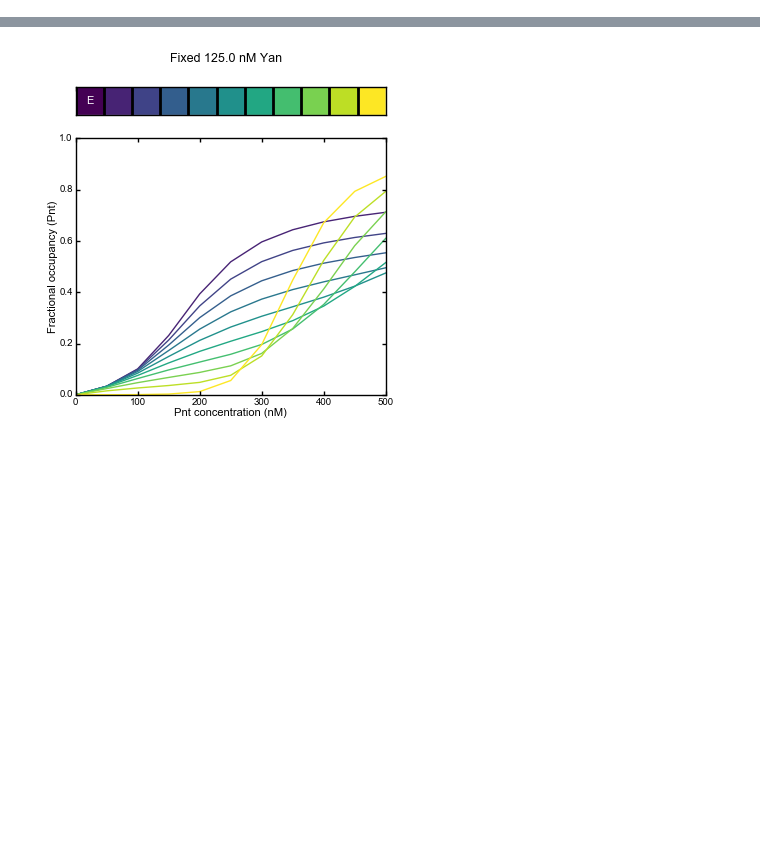
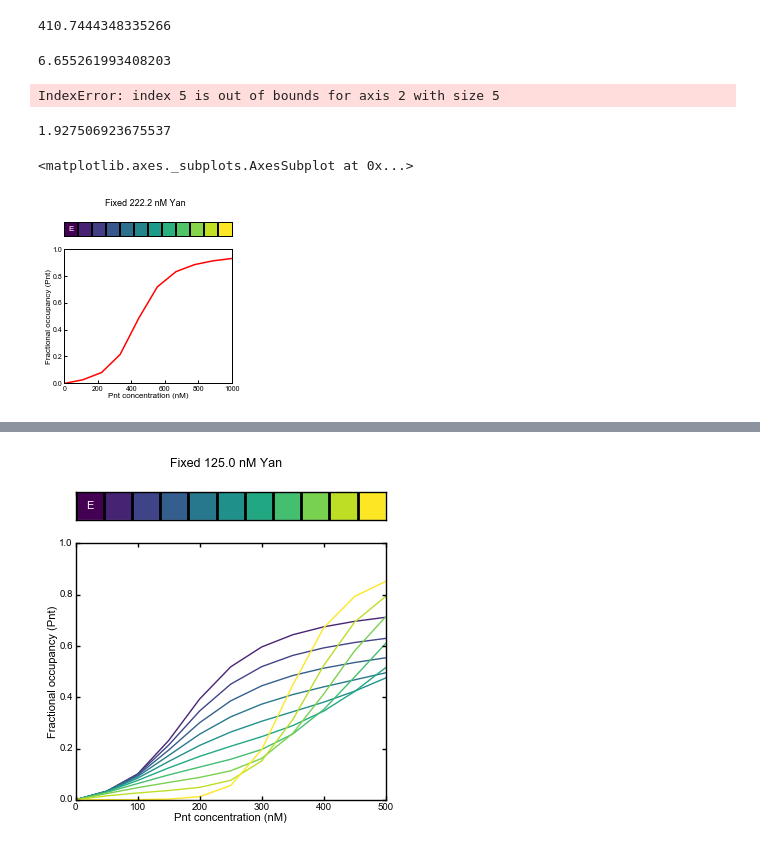
Before and after one commit to sbernasek/binding, a Jupyter notebook: notebooks/lab_meeting.ipynb, the cells around one changed output, grey strips where cells are left out. Drawn from its saved outputs; the diff is of its cells as text; code cells hidden in the pictures; blank space fills up the shorter version.

```diff
--- a/notebooks/lab_meeting.ipynb
+++ b/notebooks/lab_meeting.ipynb
@@ -19,10 +19,13 @@ from partitions import PartitionFunction, Microstates
 # parameters (energies in kcal/mole, ordered Pnt-Yan)
 a0, b0, c0 = -9.955, -5.837, -7.043
 
-#alpha = [.96*(a0+c0), a0]
-alpha = [1.3*a0, 1.3*a0]
+alpha = [.96*(a0+c0), a0]
 beta = [.8*(b0+c0), b0]
 gamma = [0, .7*c0]
+
+# alpha = [a0, a0]
+# beta = [1.2*(b0+c0), b0]
+# gamma = [0.8*c0, c0]
 
 params = dict(alpha=alpha, beta=beta, gamma=gamma)
 print(alpha[0])
@@ -47,0 +47,23 @@ fig = sweep.plot_overall_occupancy(species='Pnt', mask=True, figsize=(2, 2), cma
+# %%
+#%%prun -D ../profiling/iterative.prof
+start = time()
+microstates = Microstates(Ns=Ns, params=params, ets=(0, ))
+isweep = Sweep(cmin=0, cmax=1000, density=density)
+isweep.set_occupancies(microstates, method='iterative')
+print(time()-start)
+# %% [output]
+410.7444348335266
+# %%
+start = time()
+microstates = Microstates(Ns=Ns, params=params, ets=(0, ))
+asweep = AggregateSweep(cmin=0, cmax=1000, density=density)
+asweep.set_occupancies(microstates)
+print(time()-start)
+# %% [output]
+6.655261993408203
+# %%
+fig = rsweep.plot_contours(species='Pnt', variable='Pnt', fixed=5, figsize=(2.5, 2.5))
+fig = isweep.plot_contours(species='Pnt', variable='Pnt', fixed=5, figsize=(2.5, 2.5))
+_ = asweep.plot_contours(variable='Pnt', fixed=5, figsize=(2.5, 2.5))
+# %% [output]
+IndexError: index 5 is out of bounds for axis 2 with size 5
@@ -48,3 +73,18 @@ fig = sweep.plot_overall_occupancy(species='Pnt', mask=True, figsize=(2, 2), cma
+# %%
+#%%prun -D ../profiling/profile.prof
+start = time()
+microstates = Microstates(Ns=12, params=params, ets=(0, ))
+asweep = AggregateSweep(cmin=0, cmax=1000, density=10)
+asweep.set_occupancies(microstates)
+print(time()-start)
+# %% [output]
+1.927506923675537
+# %%
+fig, cmap, norm = asweep.create_figure(variable='Pnt', fixed=2, figsize=(3, 3))
+asweep.add_contour(fig.axes[1], species='Pnt', variable='Pnt', fixed=2)
+# %% [output]
+<matplotlib.axes._subplots.AxesSubplot at 0x...>
+[figure, added]
 # %%
 fig = sweep.plot_contours(species='Pnt', variable='Pnt', fixed=6, figsize=(2.5, 2.5))
 # %% [output]
```
Also changed, not shown: parts of 20 cells of this notebook, 6 other files.
